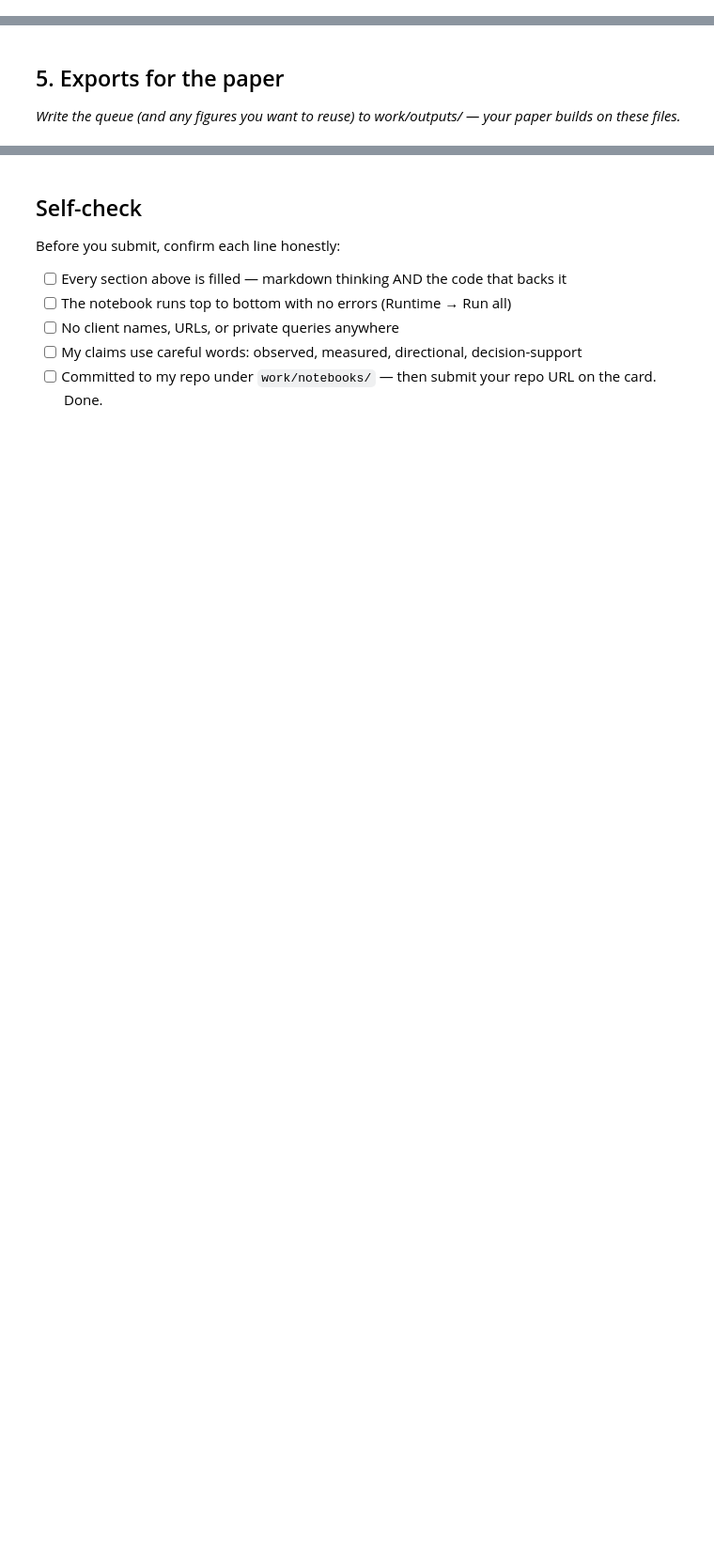
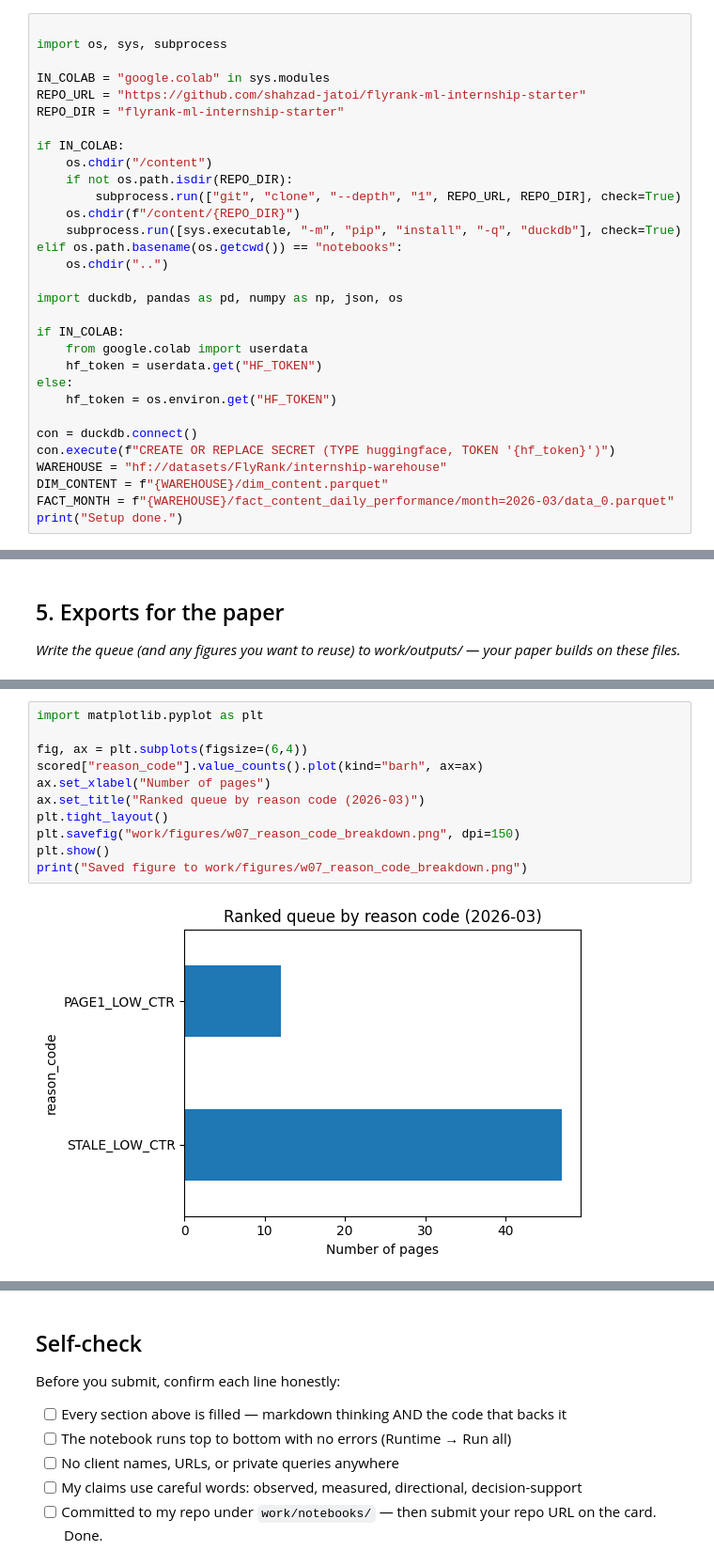
Before and after one commit to EimanZahra1472/flyrank-ml-internship-starter, a Jupyter notebook: work/notebooks/w07_action_playbook.ipynb, the cells around one changed output, grey strips where cells are left out. Shown at 94% size. Saved outputs shown, nothing was run; the diff lists cells and outputs as text; blank space fills up the shorter version.

```diff
--- a/work/notebooks/w07_action_playbook.ipynb
+++ b/work/notebooks/w07_action_playbook.ipynb
@@ -6,3 +6,34 @@
 This skeleton is yours to fill. Work the sections **in order** — each one has a one-line hint. Simple words, honest numbers.
 
 > Working with an AI assistant? Tell it to read `skills/README.md` first and load the one skill this assignment names on its card.
+# %%
+
+import os, sys, subprocess
+
+IN_COLAB = "google.colab" in sys.modules
+REPO_URL = "https://github.com/shahzad-jatoi/flyrank-ml-internship-starter"
+REPO_DIR = "flyrank-ml-internship-starter"
+
+if IN_COLAB:
+    os.chdir("/content")
+    if not os.path.isdir(REPO_DIR):
+        subprocess.run(["git", "clone", "--depth", "1", REPO_URL, REPO_DIR], check=True)
+    os.chdir(f"/content/{REPO_DIR}")
+    subprocess.run([sys.executable, "-m", "pip", "install", "-q", "duckdb"], check=True)
+elif os.path.basename(os.getcwd()) == "notebooks":
+    os.chdir("..")
+
+import duckdb, pandas as pd, numpy as np, json, os
+
+if IN_COLAB:
+    from google.colab import userdata
+    hf_token = userdata.get("HF_TOKEN")
+else:
+    hf_token = os.environ.get("HF_TOKEN")
+
+con = duckdb.connect()
+con.execute(f"CREATE OR REPLACE SECRET (TYPE huggingface, TOKEN '{hf_token}')")
+WAREHOUSE = "hf://datasets/FlyRank/internship-warehouse"
+DIM_CONTENT = f"{WAREHOUSE}/dim_content.parquet"
+FACT_MONTH = f"{WAREHOUSE}/fact_content_daily_performance/month=2026-03/data_0.parquet"
+print("Setup done.")
@@ -43,0 +215,13 @@ This skeleton is yours to fill. Work the sections **in order** — each one has
+# %%
+import matplotlib.pyplot as plt
+
+fig, ax = plt.subplots(figsize=(6,4))
+scored["reason_code"].value_counts().plot(kind="barh", ax=ax)
+ax.set_xlabel("Number of pages")
+ax.set_title("Ranked queue by reason code (2026-03)")
+plt.tight_layout()
+plt.savefig("work/figures/w07_reason_code_breakdown.png", dpi=150)
+plt.show()
+print("Saved figure to work/figures/w07_reason_code_breakdown.png")
+# %% [output]
+[figure, added]
```
Also changed, not shown: parts of 12 cells of this notebook.
